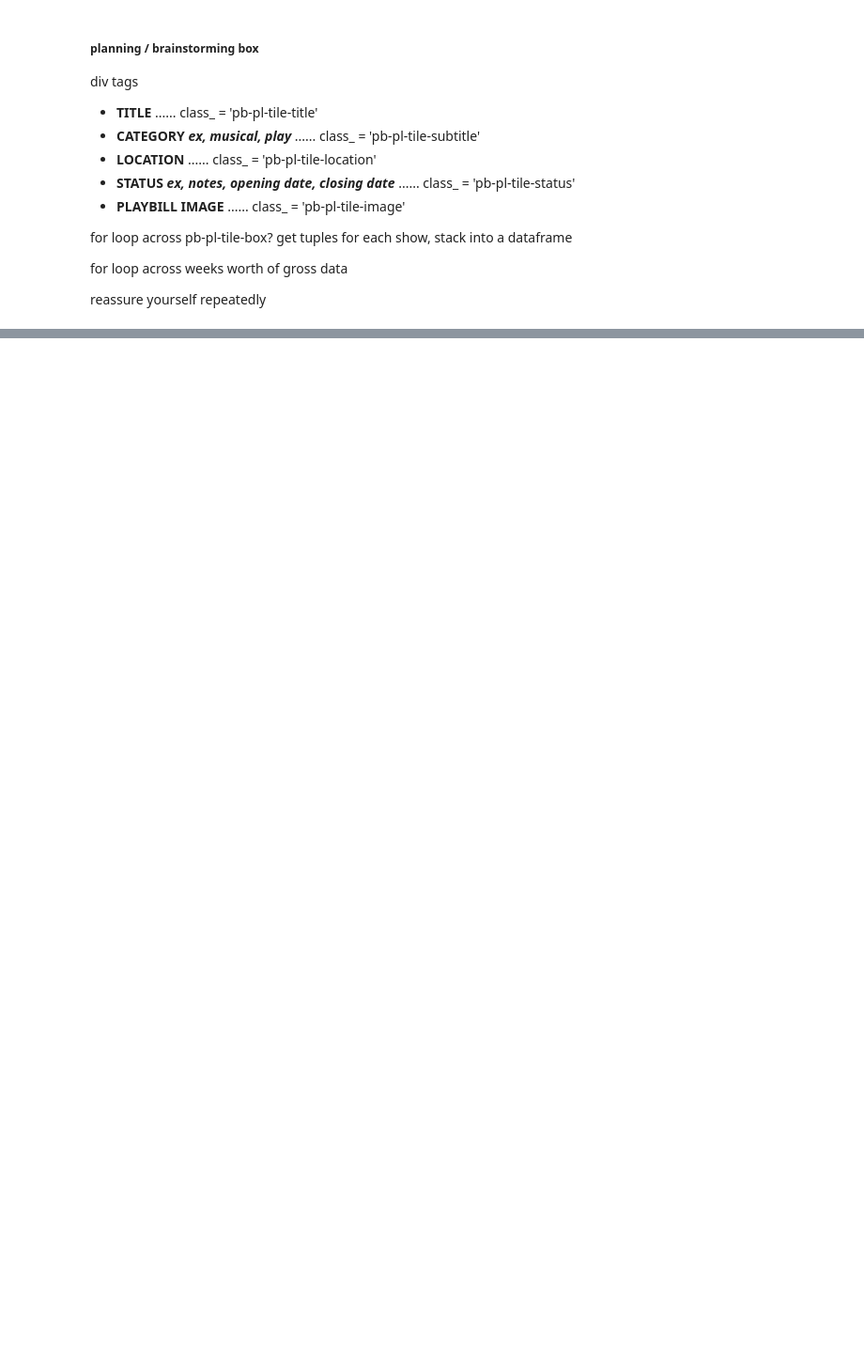
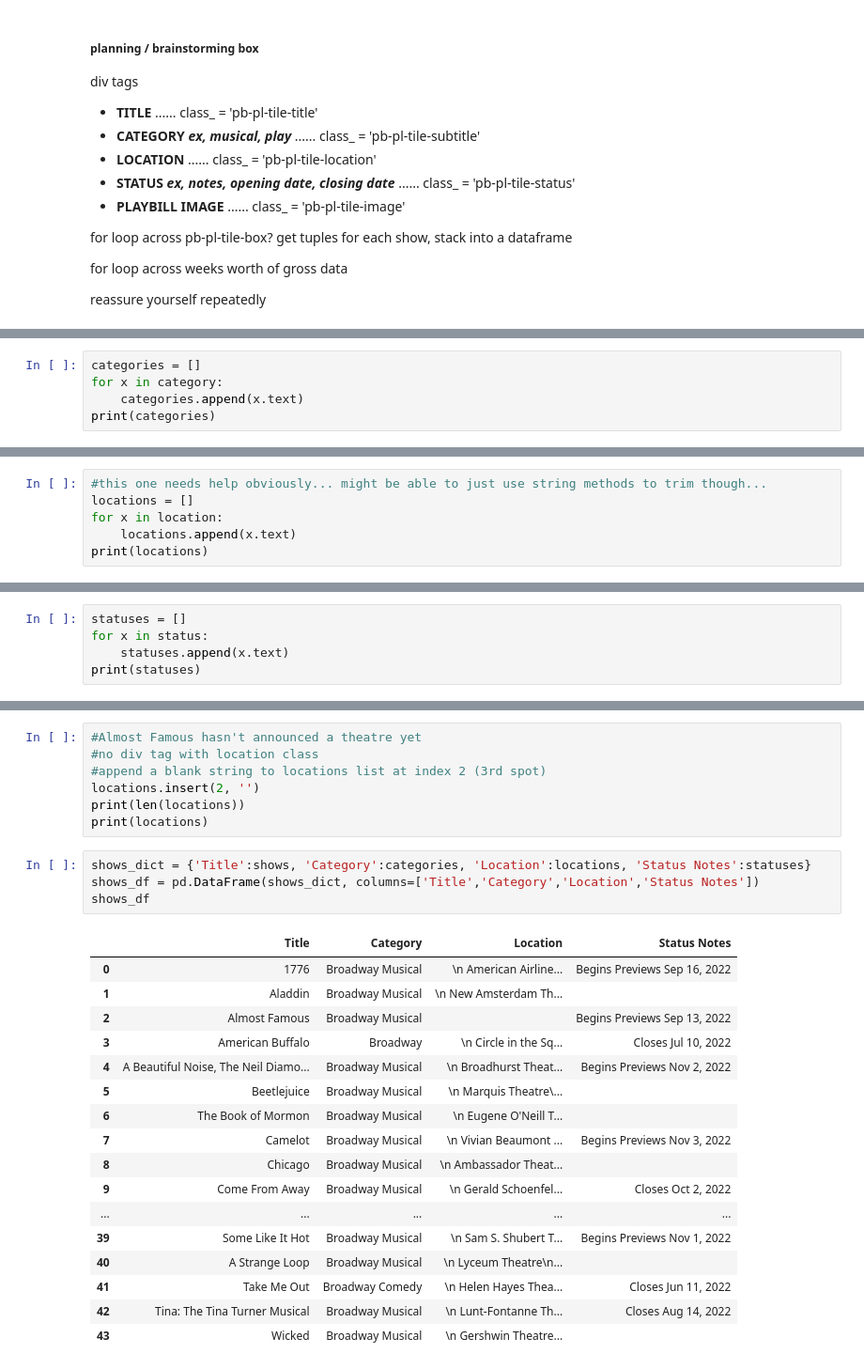
Before and after one commit to abihelvey/Broadway-Success, a Jupyter notebook: notebooks/playbill_scraper_draft.ipynb, the cells around one changed output, grey strips where cells are left out. Shown: that part at 94% size. Saved outputs shown, nothing was run; the diff lists cells and outputs as text; blank space fills up the shorter version.

```diff
--- a/notebooks/playbill_scraper_draft.ipynb
+++ b/notebooks/playbill_scraper_draft.ipynb
@@ -60,0 +82,5 @@ reassure yourself repeatedly
+# %%
+categories = []
+for x in category:
+    categories.append(x.text)
+print(categories)
@@ -60,0 +89,6 @@ reassure yourself repeatedly
+# %%
+#this one needs help obviously... might be able to just use string methods to trim though...
+locations = []
+for x in location:
+    locations.append(x.text)
+print(locations)
@@ -60,0 +97,5 @@ reassure yourself repeatedly
+# %%
+statuses = []
+for x in status:
+    statuses.append(x.text)
+print(statuses)
@@ -60,0 +126,29 @@ reassure yourself repeatedly
+# %%
+#Almost Famous hasn't announced a theatre yet
+#no div tag with location class
+#append a blank string to locations list at index 2 (3rd spot)
+locations.insert(2, '')
+print(len(locations))
+print(locations)
+# %%
+shows_dict = {'Title':shows, 'Category':categories, 'Location':locations, 'Status Notes':statuses}
+shows_df = pd.DataFrame(shows_dict, columns=['Title','Category','Location','Status Notes'])
+shows_df
+# %% [output]
+|  | Title | Category | Location | Status Notes |
+| 0 | 1776 | Broadway Musical | \n American Airline... | Begins Previews Sep 16, 2022 |
+| 1 | Aladdin | Broadway Musical | \n New Amsterdam Th... |  |
+| 2 | Almost Famous | Broadway Musical |  | Begins Previews Sep 13, 2022 |
+| 3 | American Buffalo | Broadway | \n Circle in the Sq... | Closes Jul 10, 2022 |
+| 4 | A Beautiful Noise, The Neil Diamo... | Broadway Musical | \n Broadhurst Theat... | Begins Previews Nov 2, 2022 |
+| 5 | Beetlejuice | Broadway Musical | \n Marquis Theatre\... |  |
+| 6 | The Book of Mormon | Broadway Musical | \n Eugene O'Neill T... |  |
+| 7 | Camelot | Broadway Musical | \n Vivian Beaumont ... | Begins Previews Nov 3, 2022 |
+| 8 | Chicago | Broadway Musical | \n Ambassador Theat... |  |
+| 9 | Come From Away | Broadway Musical | \n Gerald Schoenfel... | Closes Oct 2, 2022 |
+| ... | ... | ... | ... | ... |
+| 39 | Some Like It Hot | Broadway Musical | \n Sam S. Shubert T... | Begins Previews Nov 1, 2022 |
+| 40 | A Strange Loop | Broadway Musical | \n Lyceum Theatre\n... |  |
+| 41 | Take Me Out | Broadway Comedy | \n Helen Hayes Thea... | Closes Jun 11, 2022 |
+| 42 | Tina: The Tina Turner Musical | Broadway Musical | \n Lunt-Fontanne Th... | Closes Aug 14, 2022 |
+| 43 | Wicked | Broadway Musical | \n Gershwin Theatre... |  |
```
Also changed, not shown: parts of 15 cells of this notebook.
